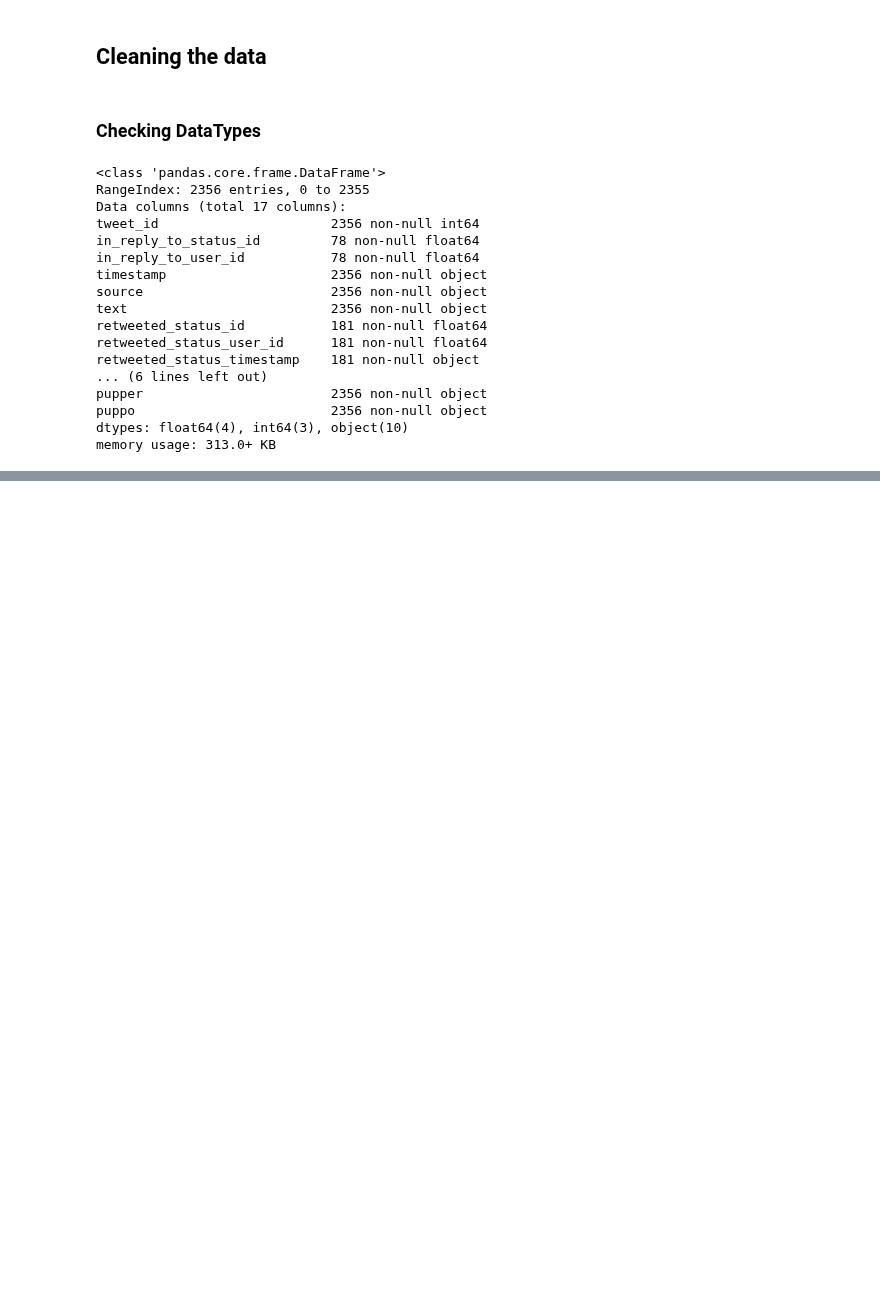
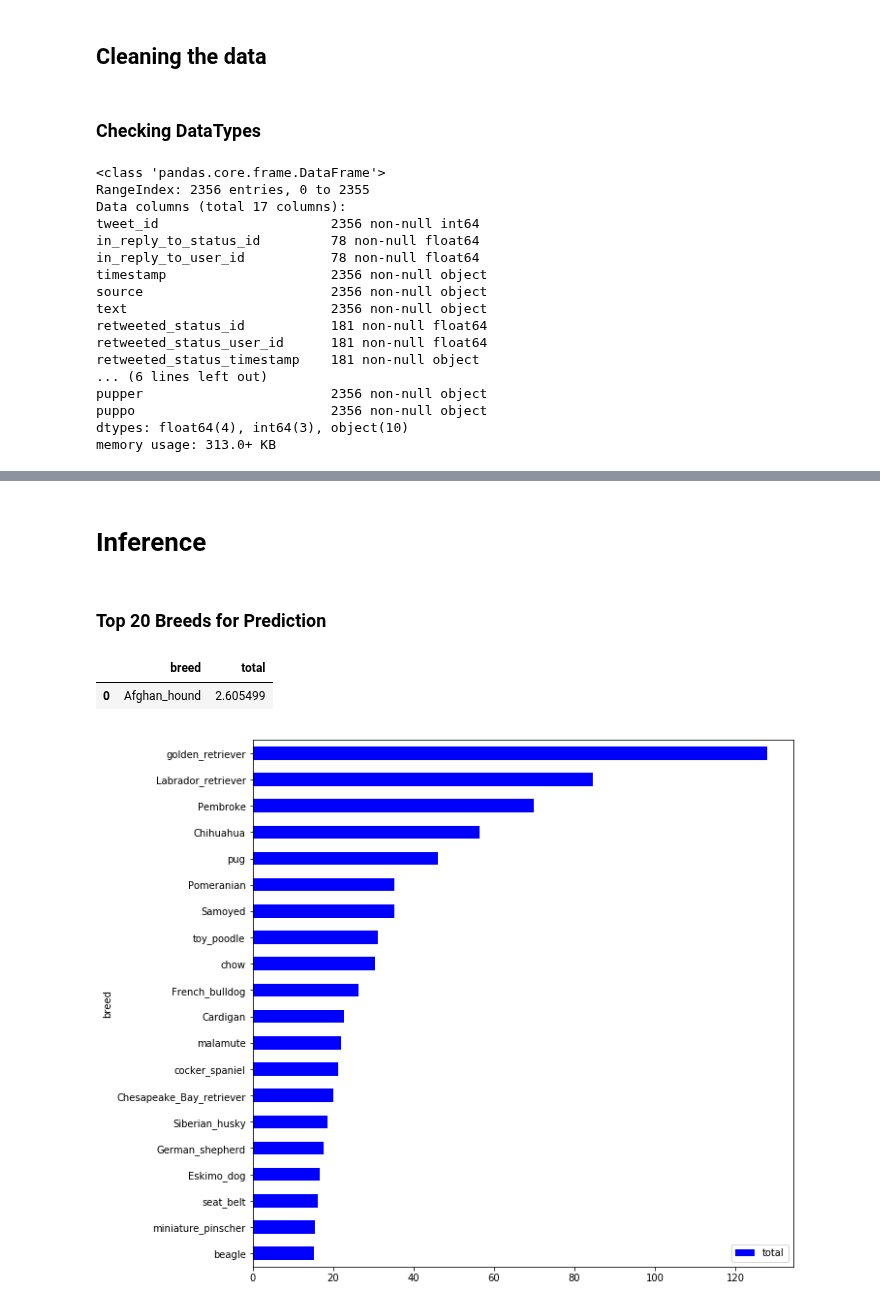
Before and after one commit to abhiksark/Udacity-DataAnalyst-Nanodegree, a Jupyter notebook: twitter/twitter_final.ipynb, the cells around one changed output, grey strips where cells are left out. Cells and saved outputs as stored; diff of their text form; code cells hidden in the pictures; blank space fills up the shorter version.

```diff
--- a/twitter/twitter_final.ipynb
+++ b/twitter/twitter_final.ipynb
@@ -489,0 +544,20 @@ df_api["favorite_count"] = df_api.favorite_count.astype(np.uint64)
+# %% [markdown]
+# Inference
+# %% [markdown]
+### Top 20 Breeds for Prediction
+# %%
+df_sum_prob =df_images.groupby(['p1']).sum()["p1_conf"] + df_images.groupby(['p2']).sum()["p2_conf"]+ df_images.groupby(['p3']).sum()["p3_conf"]
+df_sum_prob.to_frame()
+df_sum_prob = df_sum_prob.reset_index()
+df_sum_prob.columns = ['breed', 'total']
+df_sum_prob.head(1)
+# %% [output]
+|  | breed | total |
+| 0 | Afghan_hound | 2.605499 |
+# %%
+df_sum_prob = df_sum_prob.dropna()
+df_sum_prob = df_sum_prob.sort_values(by='total')[-20:]
+
+df_sum_prob.plot(x= 'breed',y='total',figsize=(10,10),kind ='barh',color='b');
+# %% [output]
+[figure, added]
```
Also changed, not shown: parts of 14 cells of this notebook.
